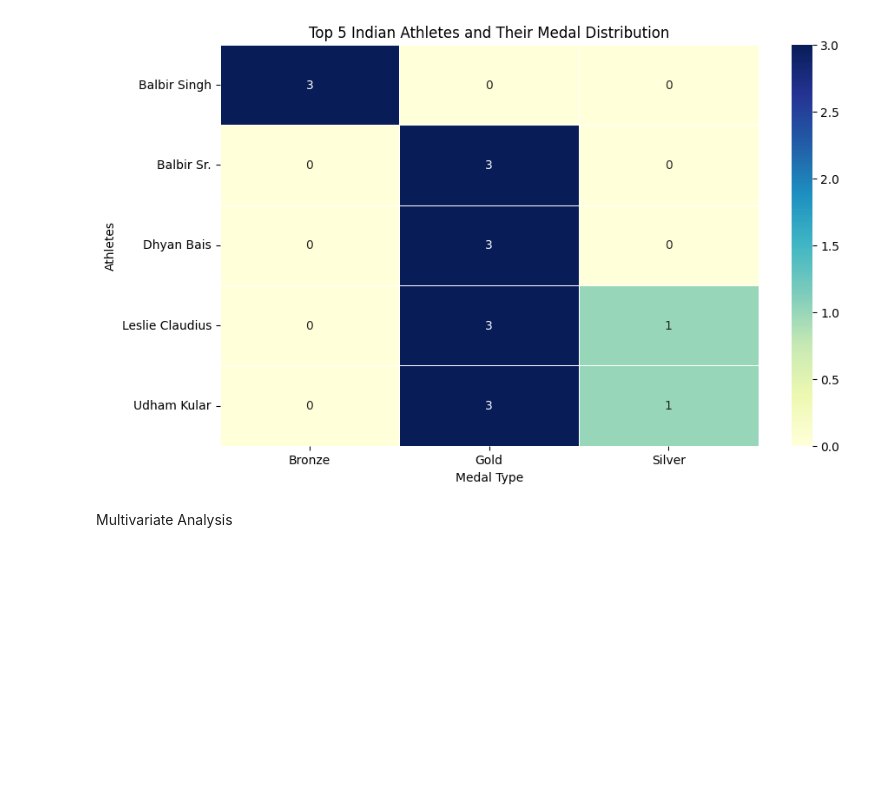
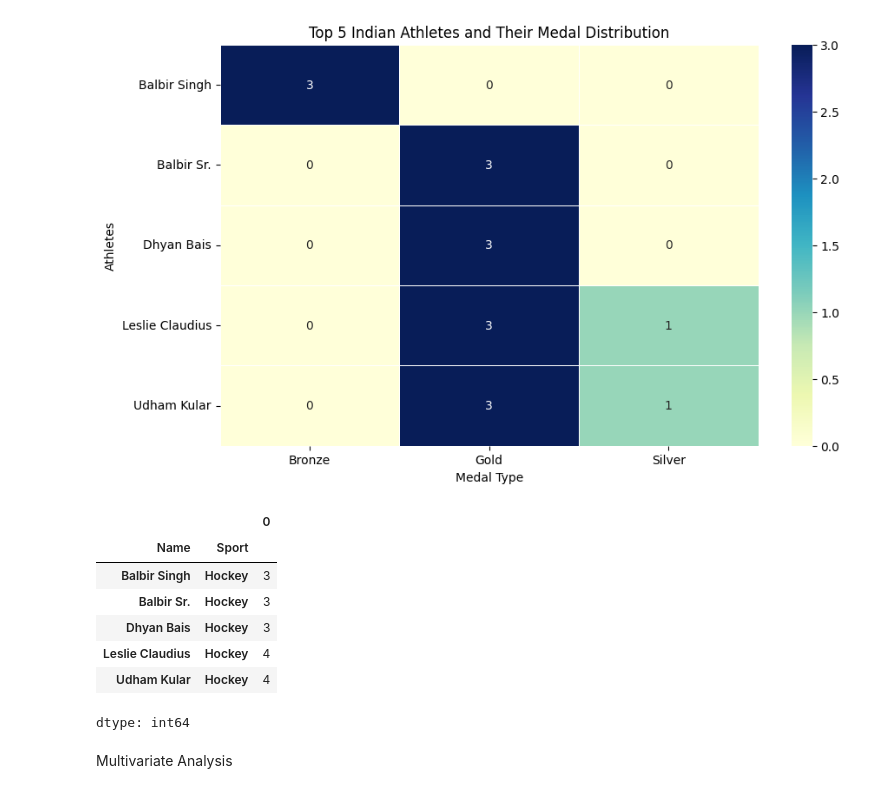
Before and after one commit to PrasoonAZ/ML-Assignment-1-OLympics-Database, a Jupyter notebook: ML_Assignment.ipynb, the cells around one changed output. Saved outputs shown, nothing was run; the diff lists cells and outputs as text; code cells hidden in the pictures; blank space fills up the shorter version.

```diff
--- a/ML_Assignment.ipynb
+++ b/ML_Assignment.ipynb
@@ -511,6 +511,18 @@ plt.xlabel('Medal Type')
 plt.show()
 # %% [output]
 [figure]
+# %%
+top_5_athletes_sports = india_medals[india_medals['Name'].isin(top_5_athletes.index)].groupby(['Name', 'Sport']).size()
+top_5_athletes_sports
+# %% [output]
+|  |  | 0 |
+| Name | Sport |  |
+| Balbir Singh | Hockey | 3 |
+| Balbir Sr. | Hockey | 3 |
+| Dhyan Bais | Hockey | 3 |
+| Leslie Claudius | Hockey | 4 |
+| Udham Kular | Hockey | 4 |
+dtype: int64
 # %% [markdown]
 Multivariate Analysis
 # %%
```
